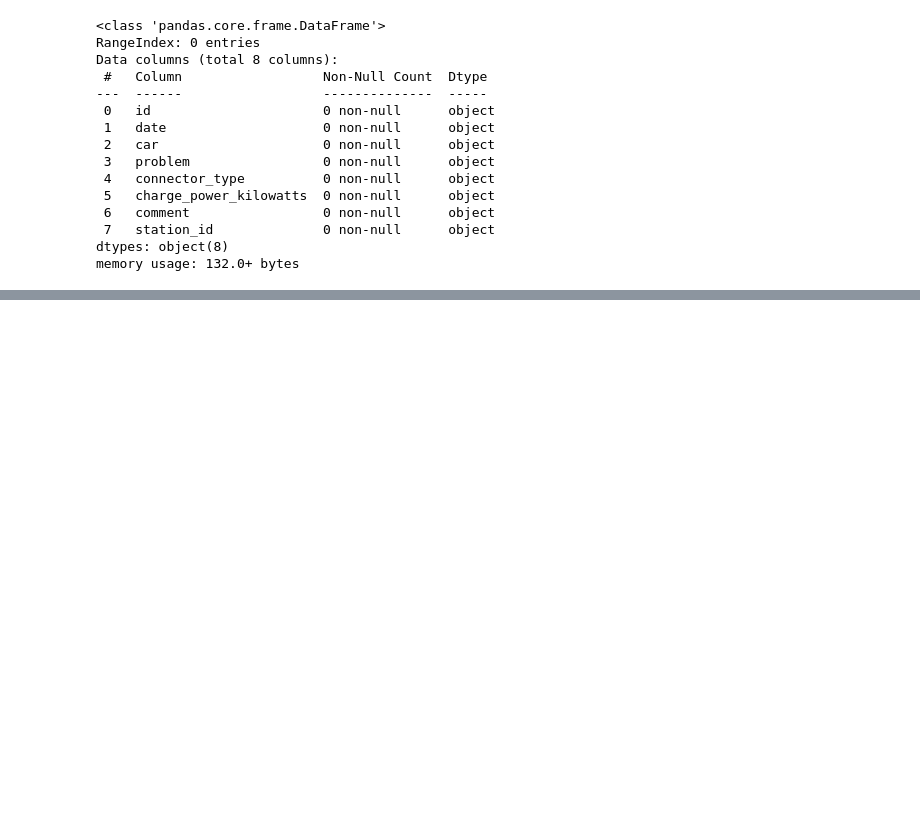
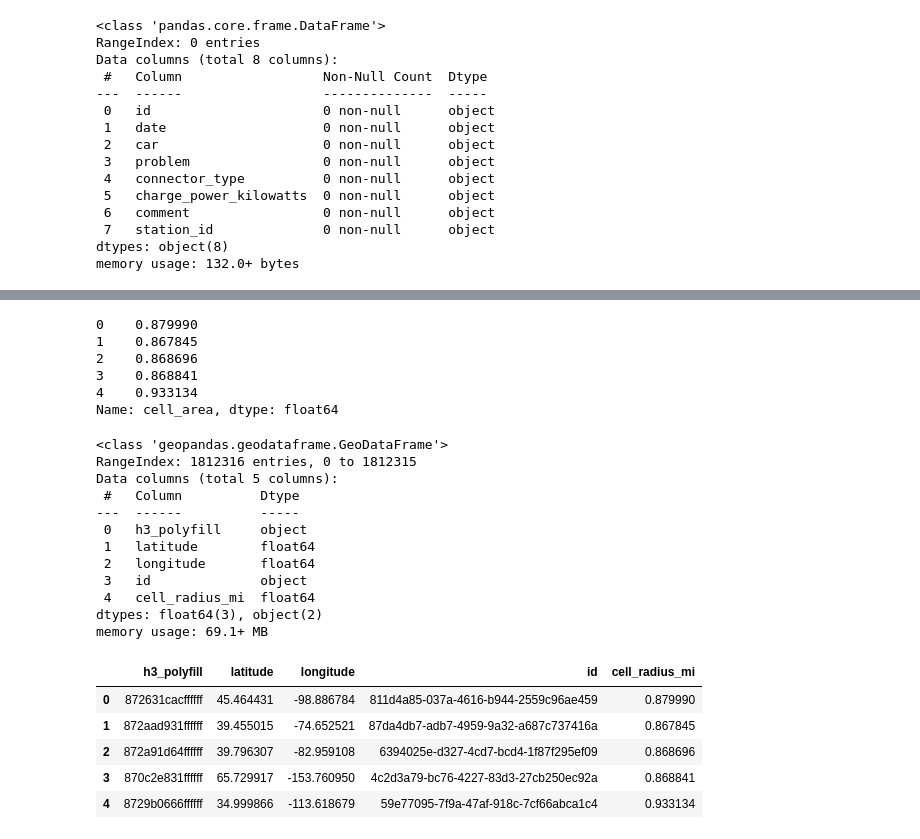
Before and after one commit to emigre459/evlens, a Jupyter notebook: notebooks/exploratory/0.3-DWRM-GCloud.ipynb, the cells around one changed output, grey strips where cells are left out. Cells and saved outputs as stored; diff of their text form; code cells hidden in the pictures; blank space fills up the shorter version.

```diff
--- a/notebooks/exploratory/0.3-DWRM-GCloud.ipynb
+++ b/notebooks/exploratory/0.3-DWRM-GCloud.ipynb
@@ -339,0 +464,35 @@ memory usage: 132.0+ bytes
+# %%
+df_hex['cell_radius_mi'] = np.sqrt(2 * df_hex['cell_area'] / (3 * np.sqrt(3)))
+# %% [output]
+0    0.879990
+1    0.867845
+2    0.868696
+3    0.868841
+4    0.933134
+Name: cell_area, dtype: float64
+# %%
+# Massage a bit more to match schema
+df_hex['id'] = [BigQuery.make_uuid() for _ in range(len(df_hex))]
+df_hex['cell_radius_mi'] = np.sqrt(2 * df_hex['cell_area'] / (3 * np.sqrt(3)))
+df_hex.drop(columns=['geometry', 'cell_area', 'lat_long'], inplace=True)
+df_hex.info()
+df_hex.head()
+# %% [output]
+<class 'geopandas.geodataframe.GeoDataFrame'>
+RangeIndex: 1812316 entries, 0 to 1812315
+Data columns (total 5 columns):
+ #   Column          Dtype
+---  ------          -----
+ 0   h3_polyfill     object
+ 1   latitude        float64
+ 2   longitude       float64
+ 3   id              object
+ 4   cell_radius_mi  float64
+dtypes: float64(3), object(2)
+memory usage: 69.1+ MB
+|  | h3_polyfill | latitude | longitude | id | cell_radius_mi |
+| 0 | 872631cacffffff | 45.464431 | -98.886784 | 811d4a85-037a-4616-b944-2559c96ae459 | 0.879990 |
+| 1 | 872aad931ffffff | 39.455015 | -74.652521 | 87da4db7-adb7-4959-9a32-a687c737416a | 0.867845 |
+| 2 | 872a91d64ffffff | 39.796307 | -82.959108 | 6394025e-d327-4cd7-bcd4-1f87f295ef09 | 0.868696 |
+| 3 | 870c2e831ffffff | 65.729917 | -153.760950 | 4c2d3a79-bc76-4227-83d3-27cb250ec92a | 0.868841 |
+| 4 | 8729b0666ffffff | 34.999866 | -113.618679 | 59e77095-7f9a-47af-918c-7cf66abca1c4 | 0.933134 |
```
Also changed, not shown: parts of 24 cells of this notebook, 2 other files.
